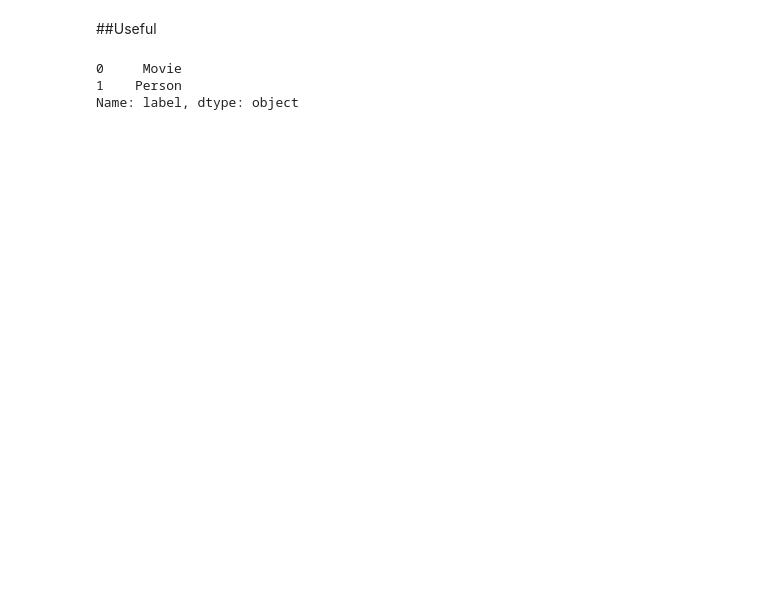
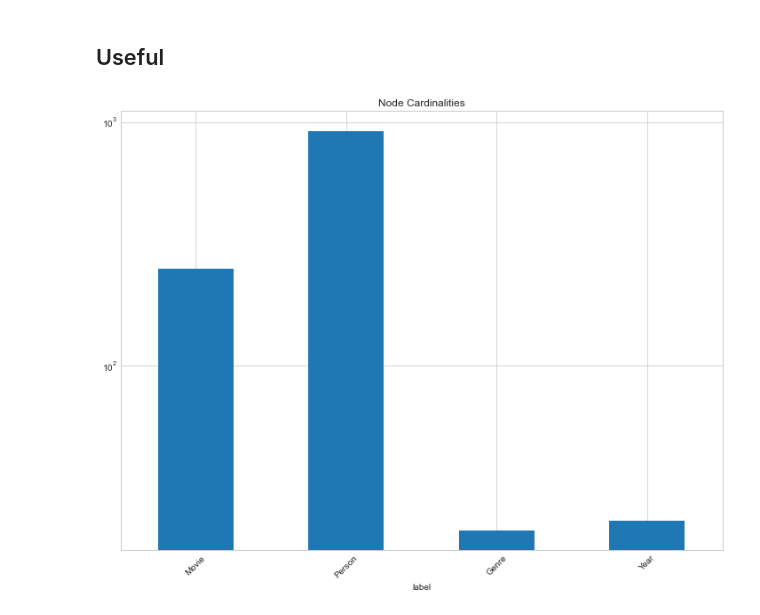
Before and after one commit to sunil3092/DBSEdu, a Jupyter notebook: GRAPH AND AI/CA_1/GraphAI_CA2.ipynb, the cells around one changed output. Drawn from its saved outputs; the diff is of its cells as text; code cells hidden in the pictures; blank space fills up the shorter version.

```diff
--- a/GRAPH AND AI/CA_1/GraphAI_CA2.ipynb
+++ b/GRAPH AND AI/CA_1/GraphAI_CA2.ipynb
@@ -23,2 +6,0 @@ df.head()
-# %%
-df['Year']=df['Year'].dt.strftime('%Y')
@@ -141,9 +223,20 @@ run_request(request,LOAD_DATA)
 # %% [markdown]
-##Useful
+## Useful
-# %%
-nodes_df['label']
-# %% [output]
-0     Movie
-1    Person
-Name: label, dtype: object
+# %%
+result = {"label": [], "count": []}
+for label in graph.run("CALL db.labels()").to_series():
+    query = f"MATCH (:`{label}`) RETURN count(*) as count"
+    count = graph.run(query).to_data_frame().iloc[0]['count']
+    result["label"].append(label)
+    result["count"].append(count)
+nodes_df = pd.DataFrame(data=result)
+nodes_df.sort_values("count")
+
+nodes_df.plot(kind='bar', x='label', y='count', legend=None, title="Node Cardinalities",figsize=(10,8))
+plt.yscale("log")
+plt.xticks(rotation=45)
+plt.tight_layout()
+plt.show()
+# %% [output]
+[figure, added]
 # %%
```
Also changed, not shown: parts of 48 cells of this notebook, 13 other files.
